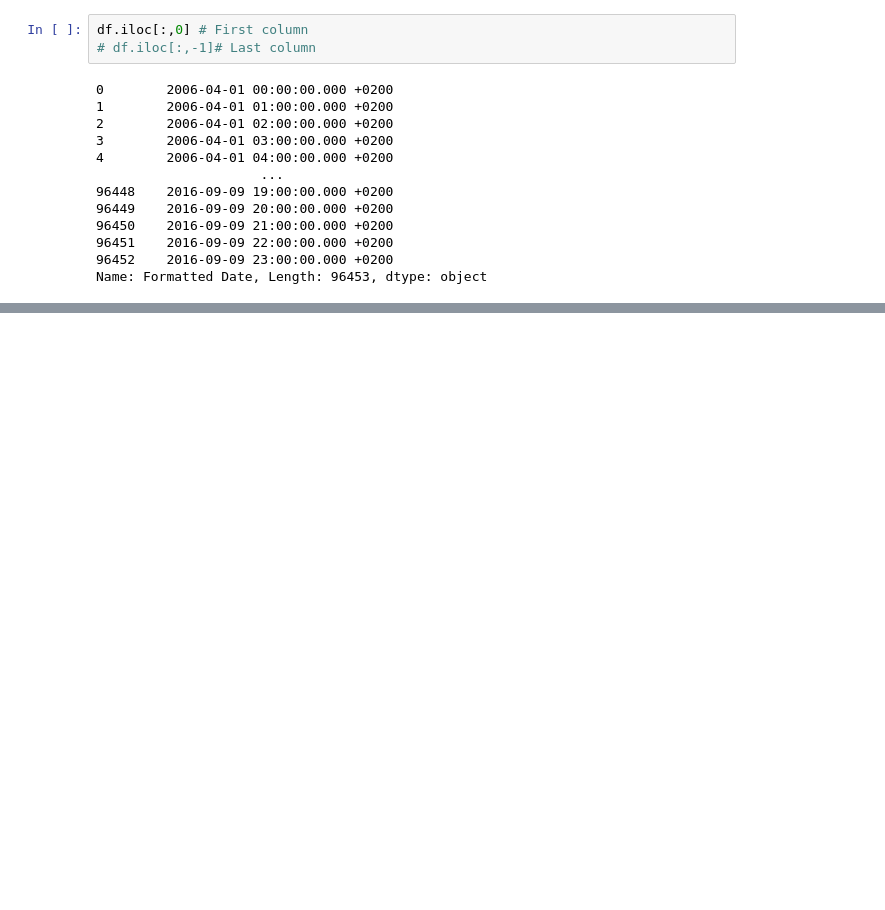
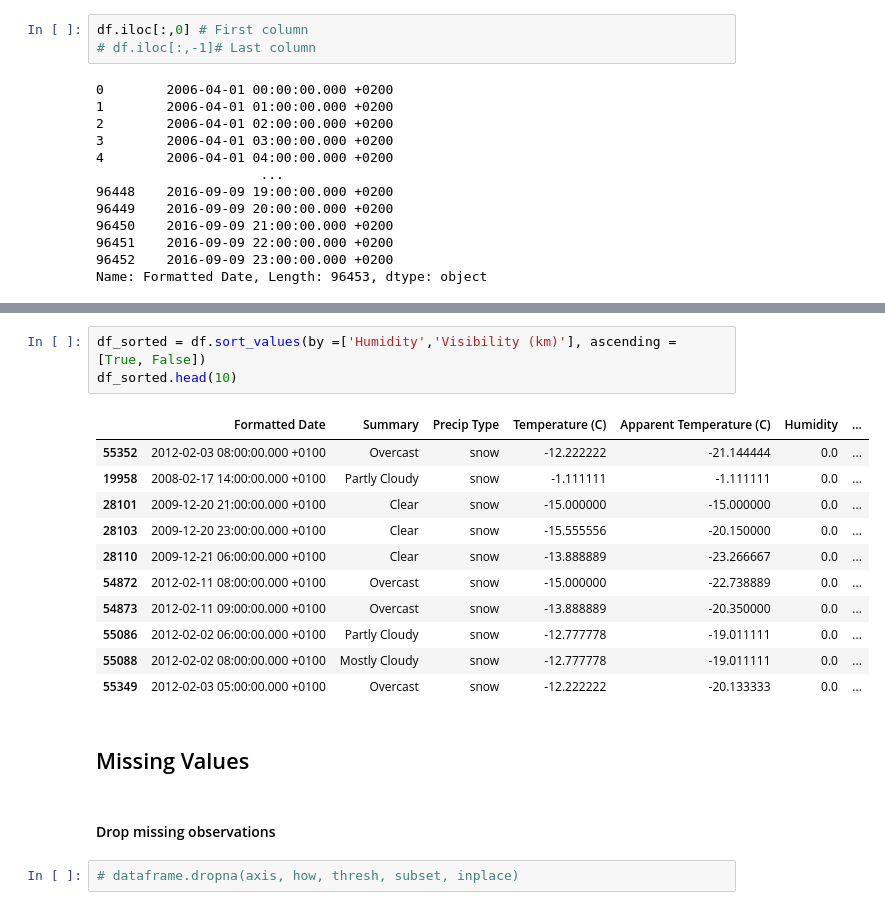
Before and after one commit to Isuru-Sandaruwan-Kumarasiri/Advanced_Python_In_Pandas, a Jupyter notebook: Advanced Python In Pandas.ipynb, the cells around one changed output, grey strips where cells are left out. Drawn from its saved outputs; the diff is of its cells as text; blank space fills up the shorter version.

Commit message:
Missing values

```diff
--- a/Advanced Python In Pandas.ipynb
+++ b/Advanced Python In Pandas.ipynb
@@ -449,0 +467,21 @@ df.iloc[0:7] #First7rows
+# %%
+df_sorted = df.sort_values(by =['Humidity','Visibility (km)'], ascending = [True, False])
+df_sorted.head(10)
+# %% [output]
+|  | Formatted Date | Summary | Precip Type | Temperature (C) | Apparent Temperature (C) | Humidity | ... |
+| 55352 | 2012-02-03 08:00:00.000 +0100 | Overcast | snow | -12.222222 | -21.144444 | 0.0 | ... |
+| 19958 | 2008-02-17 14:00:00.000 +0100 | Partly Cloudy | snow | -1.111111 | -1.111111 | 0.0 | ... |
+| 28101 | 2009-12-20 21:00:00.000 +0100 | Clear | snow | -15.000000 | -15.000000 | 0.0 | ... |
+| 28103 | 2009-12-20 23:00:00.000 +0100 | Clear | snow | -15.555556 | -20.150000 | 0.0 | ... |
+| 28110 | 2009-12-21 06:00:00.000 +0100 | Clear | snow | -13.888889 | -23.266667 | 0.0 | ... |
+| 54872 | 2012-02-11 08:00:00.000 +0100 | Overcast | snow | -15.000000 | -22.738889 | 0.0 | ... |
+| 54873 | 2012-02-11 09:00:00.000 +0100 | Overcast | snow | -13.888889 | -20.350000 | 0.0 | ... |
+| 55086 | 2012-02-02 06:00:00.000 +0100 | Partly Cloudy | snow | -12.777778 | -19.011111 | 0.0 | ... |
+| 55088 | 2012-02-02 08:00:00.000 +0100 | Mostly Cloudy | snow | -12.777778 | -19.011111 | 0.0 | ... |
+| 55349 | 2012-02-03 05:00:00.000 +0100 | Overcast | snow | -12.222222 | -20.133333 | 0.0 | ... |
+# %% [markdown]
+##  Missing Values
+# %% [markdown]
+####  Drop missing observations
+# %%
+# dataframe.dropna(axis, how, thresh, subset, inplace)
```
Also changed, not shown: parts of 16 cells of this notebook.
